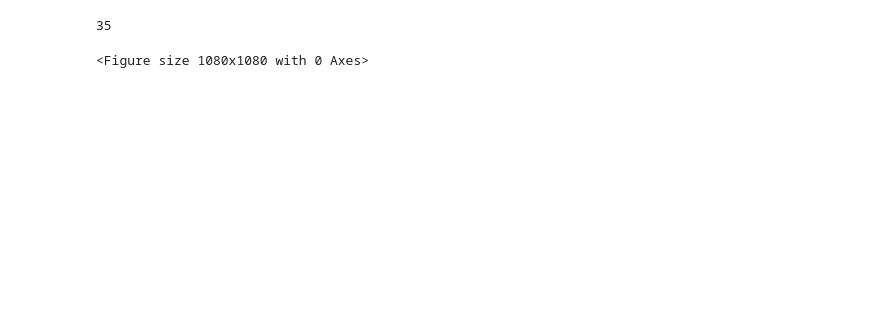
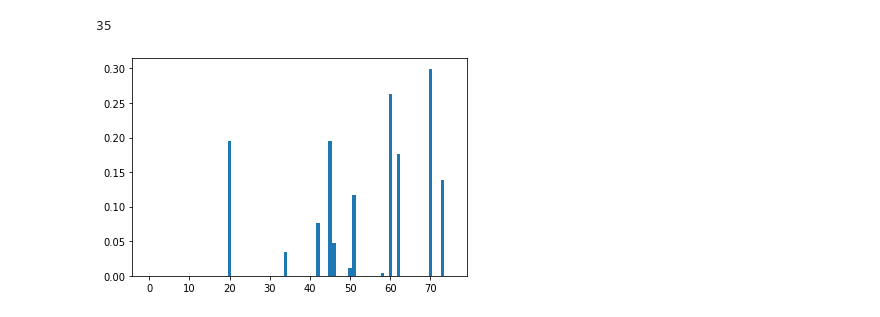
Before and after one commit to cdsnlab/AIoTService, a Jupyter notebook: segmentation/adlmr.ipynb, the cells around one changed output. Saved outputs shown, nothing was run; the diff lists cells and outputs as text; code cells hidden in the pictures; blank space fills up the shorter version.

```diff
--- a/segmentation/adlmr.ipynb
+++ b/segmentation/adlmr.ipynb
@@ -31,13 +31,13 @@ text = f.readlines()
 tasks = read_adlmr(text)
 # %%
 data_name='adlmr'
-metric='RuLSIF'
+metric='SEP'
 
 folder="./features/{}".format(data_name)
 if not os.path.exists(folder):
     os.mkdir(folder)
 
-fig = plt.figure(constrained_layout=True, figsize=(15, 15))
+# fig = plt.figure(constrained_layout=True, figsize=(15, 15))
 
 sensor_set=set()
 for _, v in tasks.items():
@@ -61,8 +61,11 @@ for k, v in tasks.items():
 
         x_ = range(len(eps))
 
-        scores = np.array(change_point_detection(features, "", data_name, metric))
+        scores = np.array(change_point_detection(features, data_name, metric))
         scores[scores<0]=0
+        plt.bar(range(len(scores)), scores)
+
+        break
 
         names = list(feature_name.values())
         numbasicfeatures = len(names)-2
@@ -75,31 +78,32 @@ for k, v in tasks.items():
         ax_ = fig.add_subplot(numbasicfeatures+1, 1, numbasicfeatures+1)
         ax_.bar(x_, scores, color='g')
         ax_.set_ylabel(metric)
         ax_.set_ylim(0,1)
         fig.savefig("{}/feature_basic.png".format(afolder))
         fig.clf()
 
         # # fig, ax = plt.subplots(len(sensor_list), 1, sharex=True, constrained_layout=True, figsize=(15, 15))
         # for i in range(12, 12+len(sensor_list)):
         #     i_ = i - 12
         #     ax_ = fig.add_subplot(len(sensor_list), 2, 2*i_+1)
         #     ax_.plot(x_, features[:,i], '.-')
         #     ax_.set_ylabel(sensor_list[i_])
         #     ax_.set_ylim(0,1)
 
         # # fig.savefig("{}/feature_count.png".format(idx_folder))
         # # fig.clf()
 
         # # fig, ax = plt.subplots(len(sensor_list), 1, sharex=True, constrained_layout=True, figsize=(15, 15))
         # for i in range(12+len(sensor_list), 12+2*len(sensor_list)):
         #     i_ = i-(12+len(sensor_list))
         #     ax_ = fig.add_subplot(len(sensor_list), 2, 2*(i_+1))
         #     ax_.plot(x_, features[:,i], '.-')
         #     ax_.set_ylabel(sensor_list[i_])
         #     ax_.set_ylim(0,1)
 
         # fig.savefig("{}/feature_sensor.png".format(afolder))
         # fig.clf()
+    break
 # %% [output]
 35
-<Figure size 1080x1080 with 0 Axes>
+[figure, added]
```
Also changed, not shown: 8 other files.
